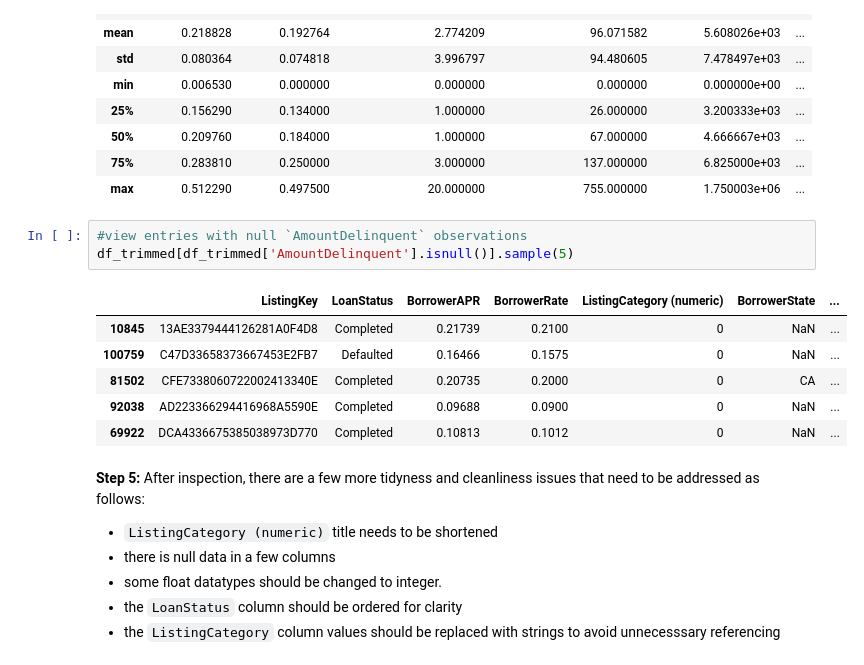
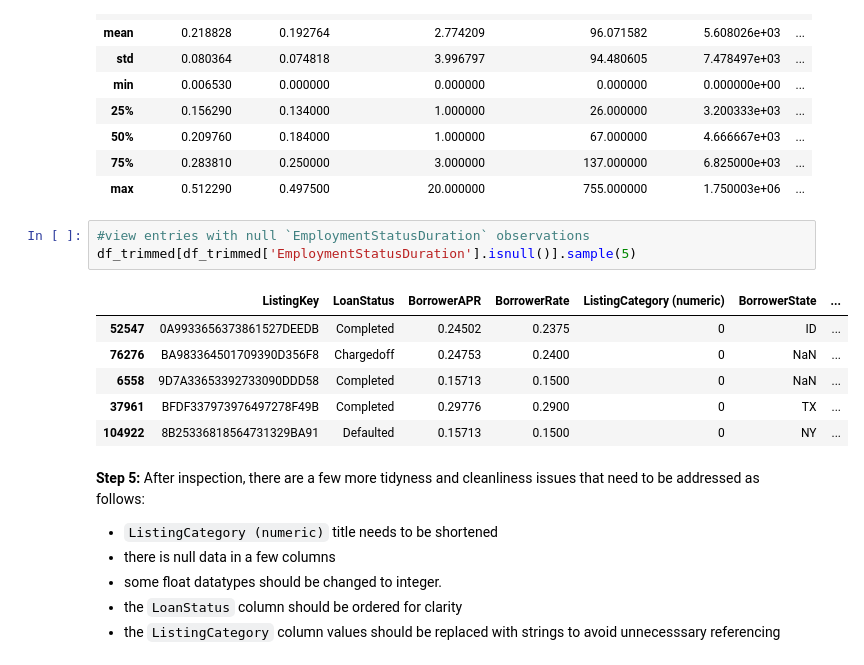
Before and after one commit to Jeff-VA/Udacity-Communicate-Data-Project, a Jupyter notebook: exploration.ipynb, the cells around one changed output. Drawn from its saved outputs; the diff is of its cells as text.

```diff
--- a/exploration.ipynb
+++ b/exploration.ipynb
@@ -102,15 +102,15 @@ df_trimmed.describe()
 | 75% | 0.283810 | 0.250000 | 3.000000 | 137.000000 | 6.825000e+03 | ... |
 | max | 0.512290 | 0.497500 | 20.000000 | 755.000000 | 1.750003e+06 | ... |
 # %%
-#view entries with null `AmountDelinquent` observations
-df_trimmed[df_trimmed['AmountDelinquent'].isnull()].sample(5)
+#view entries with null `EmploymentStatusDuration` observations
+df_trimmed[df_trimmed['EmploymentStatusDuration'].isnull()].sample(5)
 # %% [output]
 |  | ListingKey | LoanStatus | BorrowerAPR | BorrowerRate | ListingCategory (numeric) | BorrowerState | ... |
-| 10845 | 13AE3379444126281A0F4D8 | Completed | 0.21739 | 0.2100 | 0 | NaN | ... |
-| 100759 | C47D33658373667453E2FB7 | Defaulted | 0.16466 | 0.1575 | 0 | NaN | ... |
-| 81502 | CFE7338060722002413340E | Completed | 0.20735 | 0.2000 | 0 | CA | ... |
-| 92038 | AD223366294416968A5590E | Completed | 0.09688 | 0.0900 | 0 | NaN | ... |
-| 69922 | DCA4336675385038973D770 | Completed | 0.10813 | 0.1012 | 0 | NaN | ... |
+| 52547 | 0A9933656373861527DEEDB | Completed | 0.24502 | 0.2375 | 0 | ID | ... |
+| 76276 | BA983364501709390D356F8 | Chargedoff | 0.24753 | 0.2400 | 0 | NaN | ... |
+| 6558 | 9D7A33653392733090DDD58 | Completed | 0.15713 | 0.1500 | 0 | NaN | ... |
+| 37961 | BFDF337973976497278F49B | Completed | 0.29776 | 0.2900 | 0 | TX | ... |
+| 104922 | 8B25336818564731329BA91 | Defaulted | 0.15713 | 0.1500 | 0 | NY | ... |
 # %% [markdown]
 **Step 5:**  After inspection, there are a few more tidyness and cleanliness issues that need to be addressed as follows:
 * `ListingCategory (numeric)` title needs to be shortened
```
Also changed, not shown: parts of 9 cells of this notebook.
